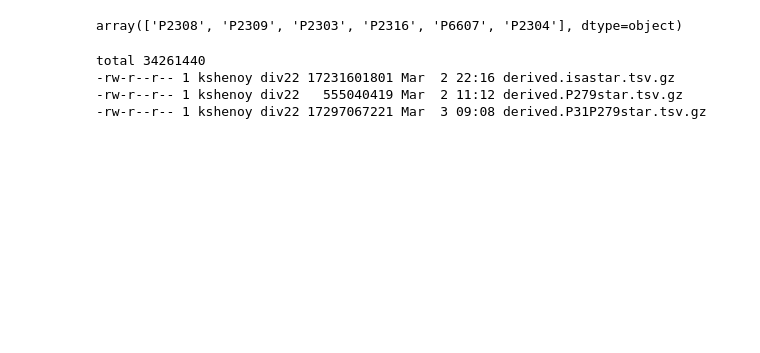
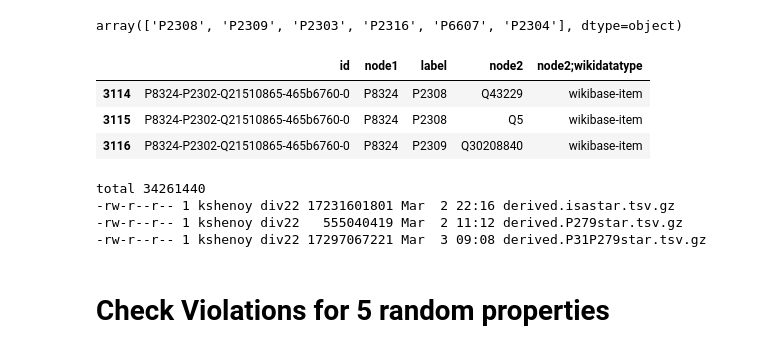
Before and after one commit to usc-isi-i2/wd-quality, a Jupyter notebook: Finalized Queries - Value Type Constraint - Q21510865.ipynb, the cells around one changed output. Cells and saved outputs as stored; diff of their text form; code cells hidden in the pictures; blank space fills up the shorter version.

```diff
--- a/Finalized Queries - Value Type Constraint - Q21510865.ipynb
+++ b/Finalized Queries - Value Type Constraint - Q21510865.ipynb
@@ -46,4 +28,4 @@
 # %%
 import pandas as pd
-df1 = pd.read_csv("../../constraintsOP/valuetypeConstraint/claims.type-constraints_all.tsv",sep="\t")
+df1 = pd.read_csv("../../constraintsOP/valuetypeConstraint/claims.type-constraints_all1.tsv",sep="\t")
 # %%
@@ -71,7 +53,12 @@ df1.label.unique()
 # %% [output]
 array(['P2308', 'P2309', 'P2303', 'P2316', 'P6607', 'P2304'], dtype=object)
 # %%
-df1[df1['node1']=="P166"]
+df1[df1['node1']=="P8324"]
+# %% [output]
+|  | id | node1 | label | node2 | node2;wikidatatype |
+| 3114 | P8324-P2302-Q21510865-465b6760-0 | P8324 | P2308 | Q43229 | wikibase-item |
+| 3115 | P8324-P2302-Q21510865-465b6760-0 | P8324 | P2308 | Q5 | wikibase-item |
+| 3116 | P8324-P2302-Q21510865-465b6760-0 | P8324 | P2309 | Q30208840 | wikibase-item |
 # %%
 !ls -l ../../wikidata-20210215/
 # %% [output]
@@ -79,6 +66,8 @@ total 34261440
 -rw-r--r-- 1 kshenoy div22 17231601801 Mar  2 22:16 derived.isastar.tsv.gz
 -rw-r--r-- 1 kshenoy div22   555040419 Mar  2 11:12 derived.P279star.tsv.gz
 -rw-r--r-- 1 kshenoy div22 17297067221 Mar  3 09:08 derived.P31P279star.tsv.gz
+# %% [markdown]
+# Check Violations for 5 random properties
 # %%
 !kgtk --debug query -i ../../gdrive-kgtk-dump-2020-12-07/claims.tsv.gz \
     --match "g: (node1)-[nodeProp:P1001]->(node2)" \
```
Also changed, not shown: parts of 13 cells of this notebook, 1 other file.
